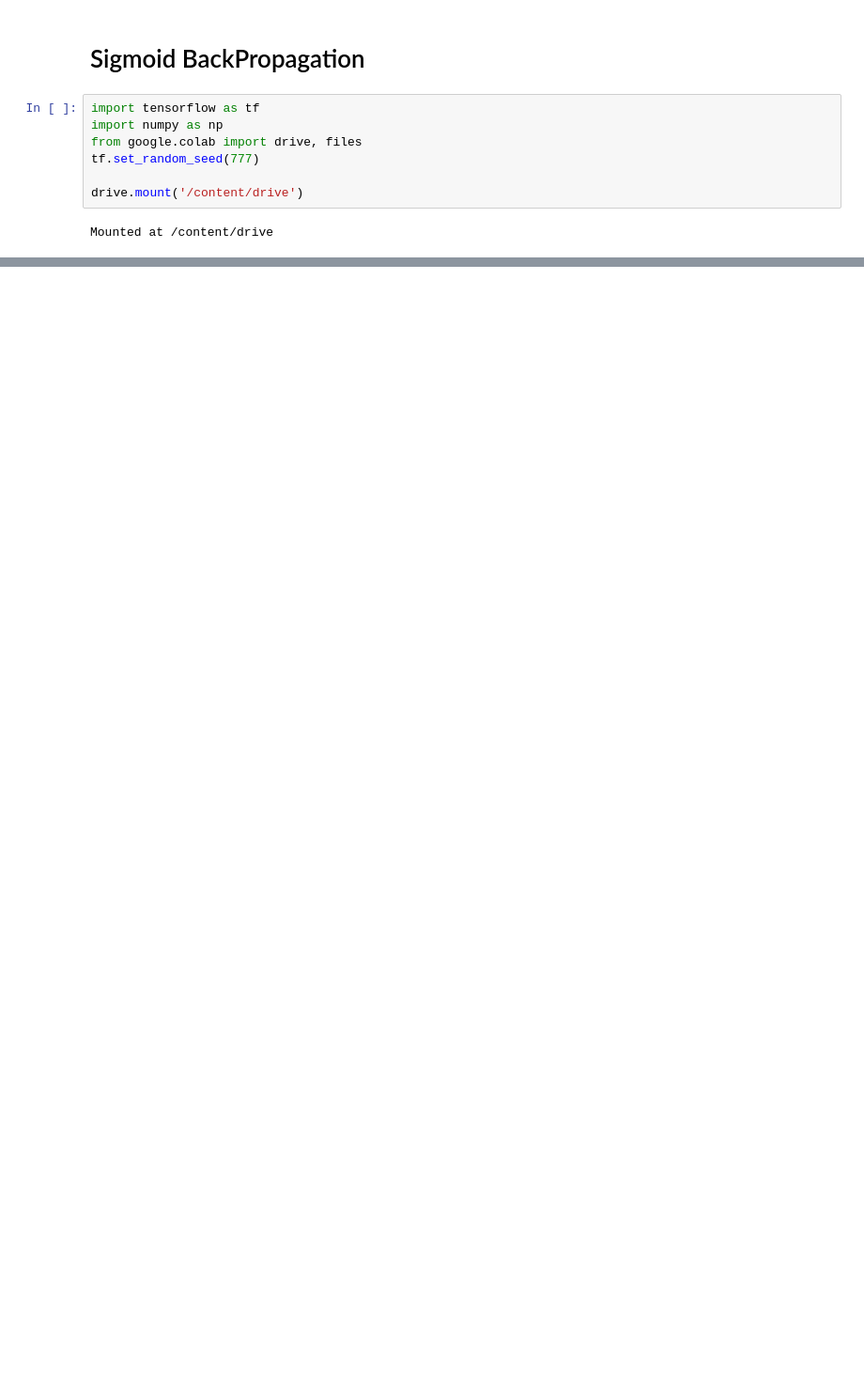
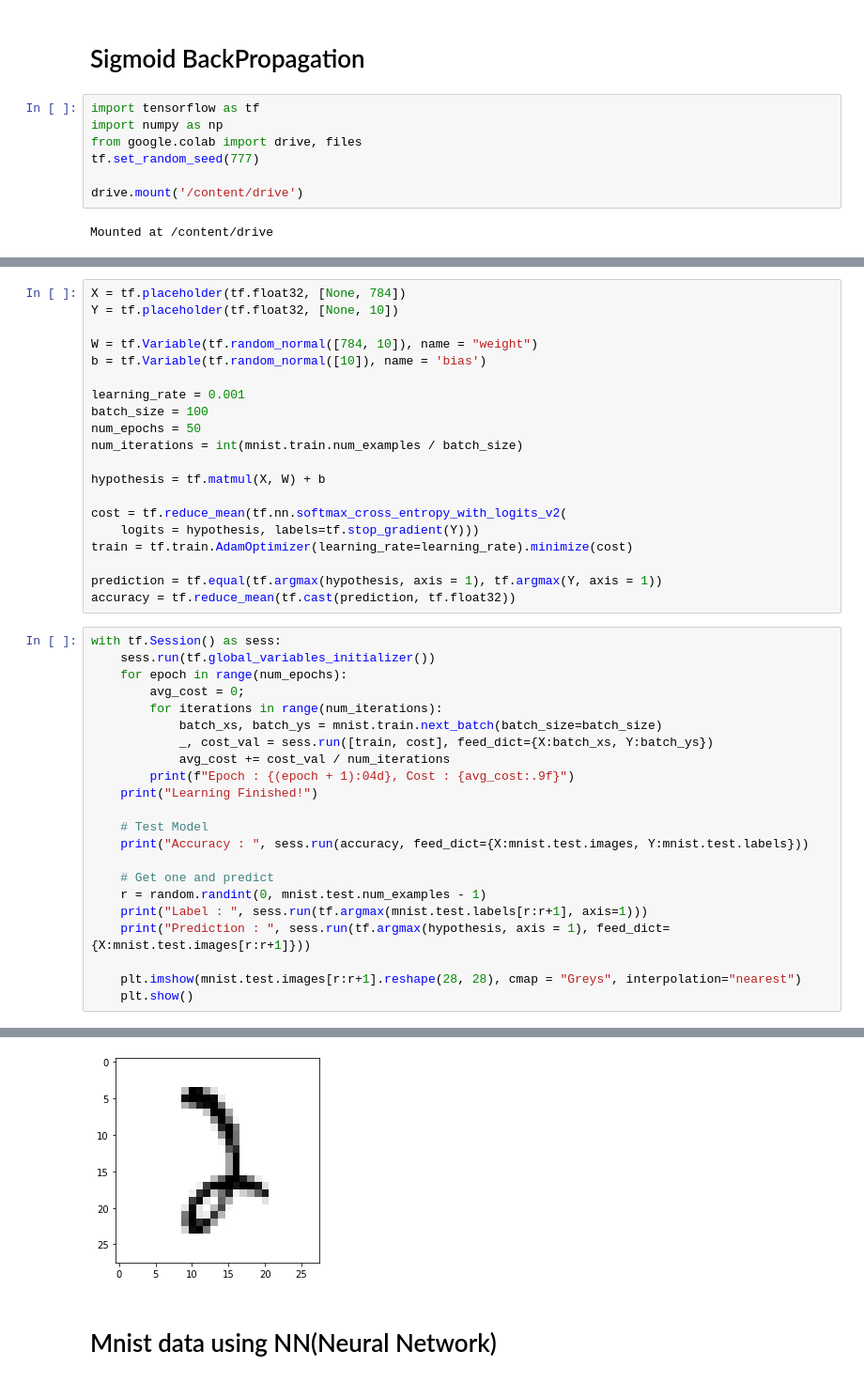
Before and after one commit to kimsangho611/DeepLearningZeroToAll-Practice, a Jupyter notebook: 모두의_딥러닝.ipynb, the cells around one changed output, grey strips where cells are left out. Shown at 94% size. Drawn from its saved outputs; the diff is of its cells as text; blank space fills up the shorter version.

```diff
--- a/모두의_딥러닝.ipynb
+++ b/모두의_딥러닝.ipynb
@@ -1736,0 +1823,43 @@ Step:   450      Loss:   12.70847        Acc: 100.00%
+# %%
+X = tf.placeholder(tf.float32, [None, 784])
+Y = tf.placeholder(tf.float32, [None, 10])
+
+W = tf.Variable(tf.random_normal([784, 10]), name = "weight")
+b = tf.Variable(tf.random_normal([10]), name = 'bias')
+
+learning_rate = 0.001
+batch_size = 100
+num_epochs = 50
+num_iterations = int(mnist.train.num_examples / batch_size)
+
+hypothesis = tf.matmul(X, W) + b
+
+cost = tf.reduce_mean(tf.nn.softmax_cross_entropy_with_logits_v2(
+    logits = hypothesis, labels=tf.stop_gradient(Y)))
+train = tf.train.AdamOptimizer(learning_rate=learning_rate).minimize(cost)
+
+prediction = tf.equal(tf.argmax(hypothesis, axis = 1), tf.argmax(Y, axis = 1))
+accuracy = tf.reduce_mean(tf.cast(prediction, tf.float32))
+# %%
+with tf.Session() as sess:
+    sess.run(tf.global_variables_initializer())
+    for epoch in range(num_epochs):
+        avg_cost = 0;
+        for iterations in range(num_iterations):
+            batch_xs, batch_ys = mnist.train.next_batch(batch_size=batch_size)
+            _, cost_val = sess.run([train, cost], feed_dict={X:batch_xs, Y:batch_ys})
+            avg_cost += cost_val / num_iterations
+        print(f"Epoch : {(epoch + 1):04d}, Cost : {avg_cost:.9f}")
+    print("Learning Finished!")
+
+    # Test Model
+    print("Accuracy : ", sess.run(accuracy, feed_dict={X:mnist.test.images, Y:mnist.test.labels}))
+
+    # Get one and predict
+    r = random.randint(0, mnist.test.num_examples - 1)
+    print("Label : ", sess.run(tf.argmax(mnist.test.labels[r:r+1], axis=1)))
+    print("Prediction : ", sess.run(tf.argmax(hypothesis, axis = 1), feed_dict={X:mnist.test.images[r:r+1]}))
+
+    plt.imshow(mnist.test.images[r:r+1].reshape(28, 28), cmap = "Greys", interpolation="nearest")
+    plt.show()
+# %% [output]
@@ -1736,0 +1883,3 @@ Step:   450      Loss:   12.70847        Acc: 100.00%
+[figure, added]
+# %% [markdown]
+# Mnist data using NN(Neural Network)
```
Also changed, not shown: parts of 28 cells of this notebook.
